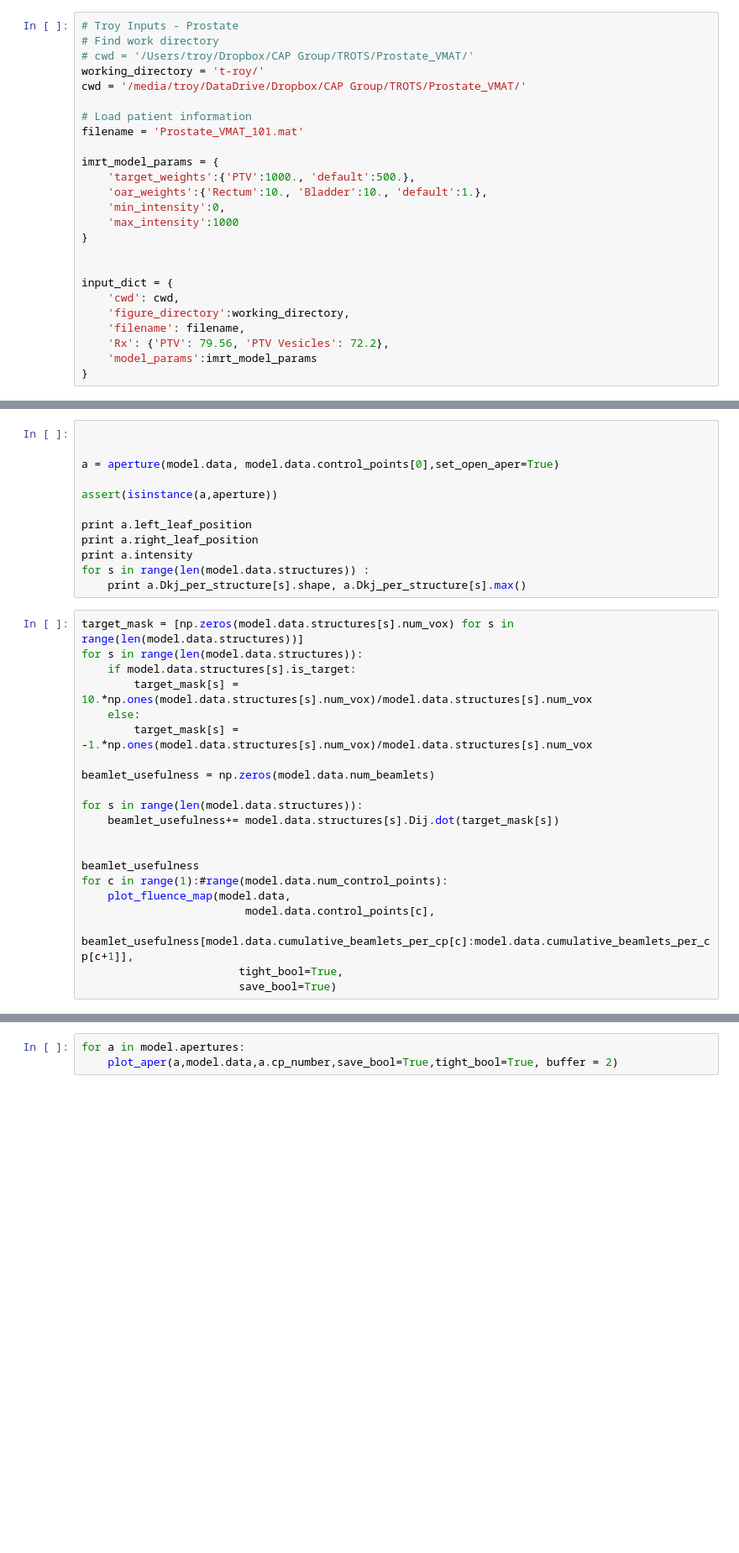
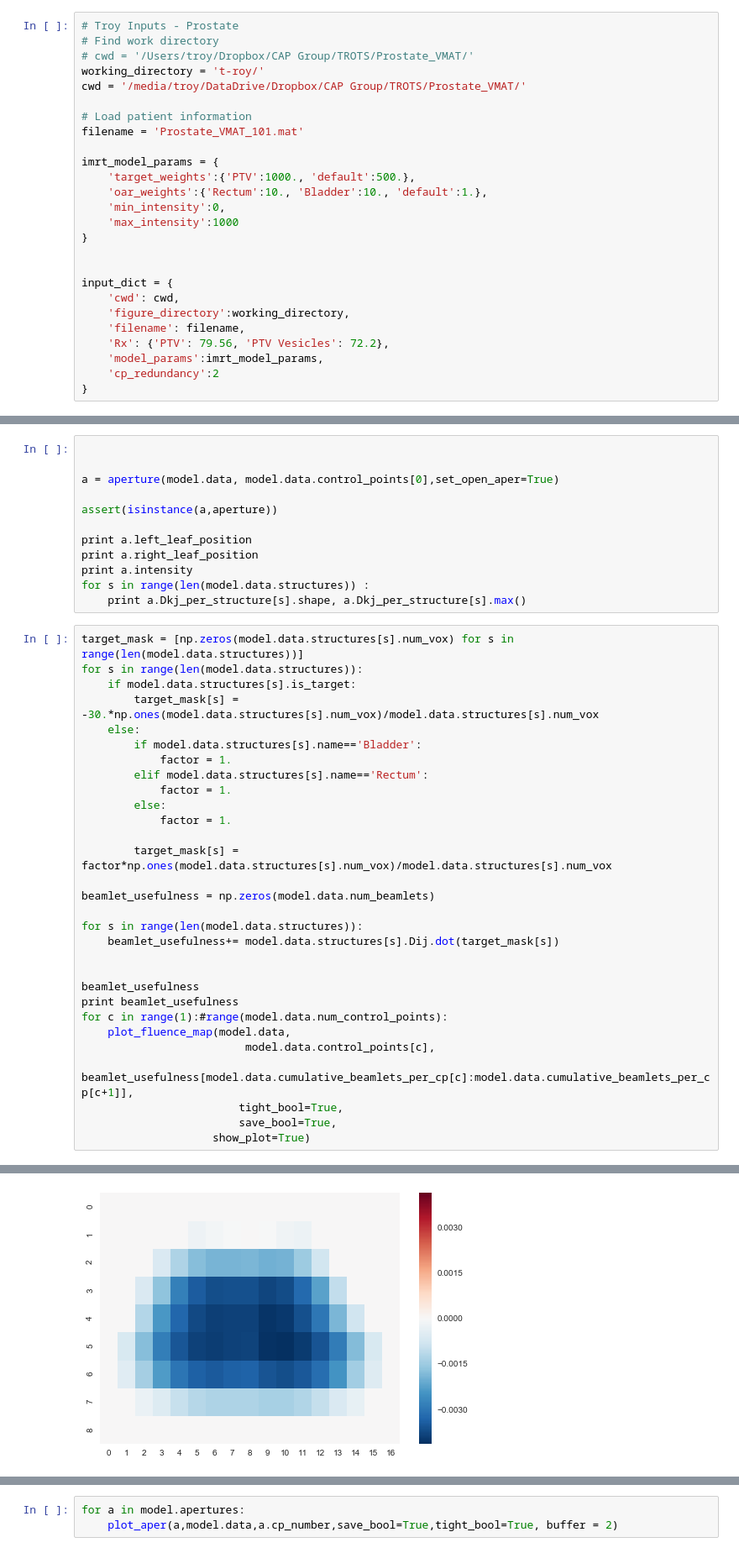
Before and after one commit to brugaltheelder/vmat_auto, a Jupyter notebook: troy_vmat_testing.ipynb, the cells around one changed output, grey strips where cells are left out. Shown at 84% size. Saved outputs shown, nothing was run; the diff lists cells and outputs as text; blank space fills up the shorter version.

Commit message:
added plotter and cp_redundancy added pricing problem

```diff
--- a/troy_vmat_testing.ipynb
+++ b/troy_vmat_testing.ipynb
@@ -28,7 +28,8 @@ input_dict = {
     'figure_directory':working_directory,
     'filename': filename,
     'Rx': {'PTV': 79.56, 'PTV Vesicles': 72.2},
-    'model_params':imrt_model_params
+    'model_params':imrt_model_params,
+    'cp_redundancy':2
 }
 # %%
 # # Troy Inputs - H&N
@@ -133,9 +131,16 @@ for s in range(len(model.data.structures)) :
 target_mask = [np.zeros(model.data.structures[s].num_vox) for s in range(len(model.data.structures))]
 for s in range(len(model.data.structures)):
     if model.data.structures[s].is_target:
-        target_mask[s] = 10.*np.ones(model.data.structures[s].num_vox)/model.data.structures[s].num_vox
+        target_mask[s] = -30.*np.ones(model.data.structures[s].num_vox)/model.data.structures[s].num_vox
     else:
-        target_mask[s] = -1.*np.ones(model.data.structures[s].num_vox)/model.data.structures[s].num_vox
+        if model.data.structures[s].name=='Bladder':
+            factor = 1.
+        elif model.data.structures[s].name=='Rectum':
+            factor = 1.
+        else:
+            factor = 1.
+
+        target_mask[s] = factor*np.ones(model.data.structures[s].num_vox)/model.data.structures[s].num_vox
 
 beamlet_usefulness = np.zeros(model.data.num_beamlets)
 
@@ -144,9 +149,12 @@ for s in range(len(model.data.structures)):
 
 
 beamlet_usefulness
+print beamlet_usefulness
 for c in range(1):#range(model.data.num_control_points):
     plot_fluence_map(model.data,
                          model.data.control_points[c],
                          beamlet_usefulness[model.data.cumulative_beamlets_per_cp[c]:model.data.cumulative_beamlets_per_cp[c+1]],
                         tight_bool=True,
-                        save_bool=True)
+                        save_bool=True,
+                    show_plot=True)
+# %% [output]
@@ -152,0 +163 @@ for c in range(1):#range(model.data.num_control_points):
+[figure, added]
```
Also changed, not shown: parts of 6 cells of this notebook, 6 other files.
